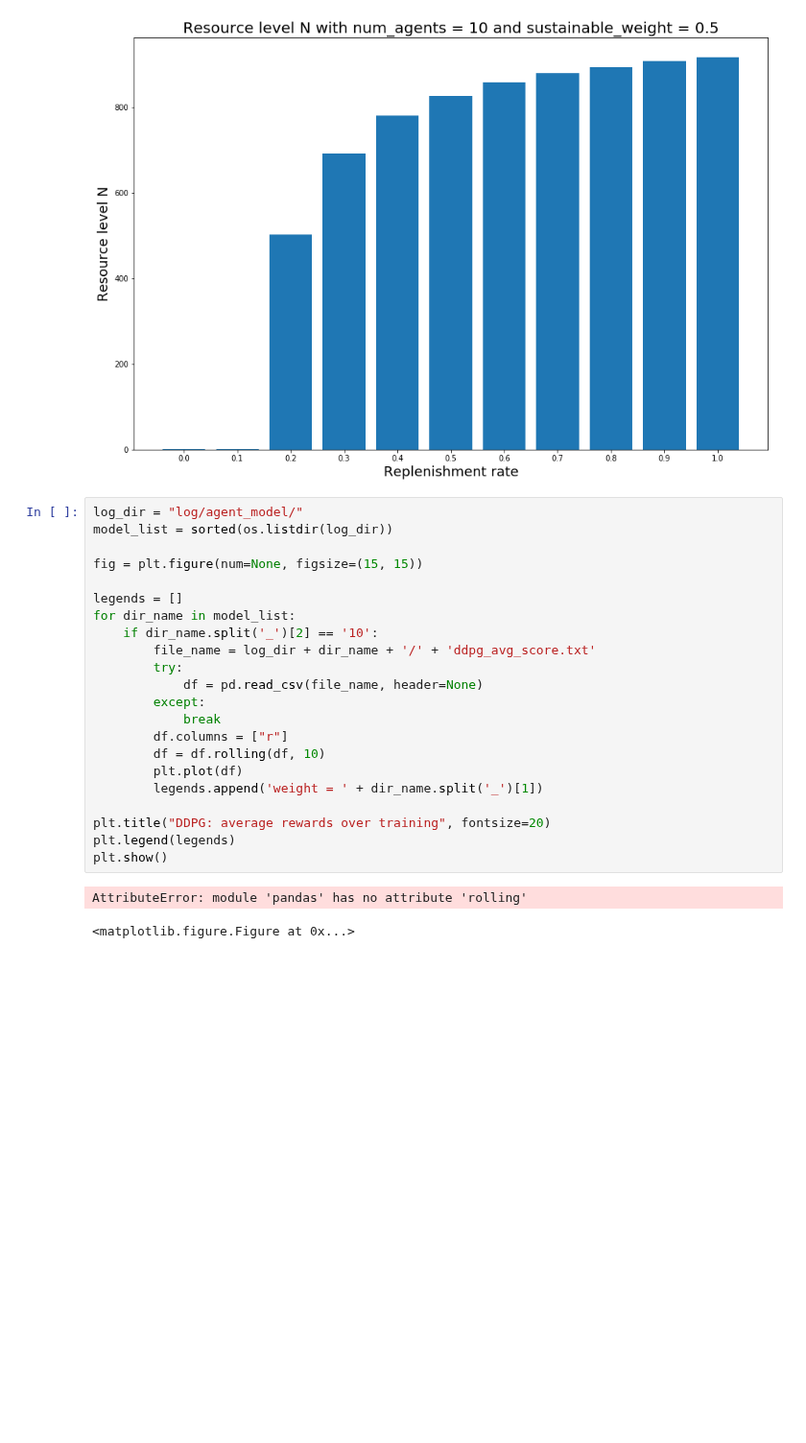
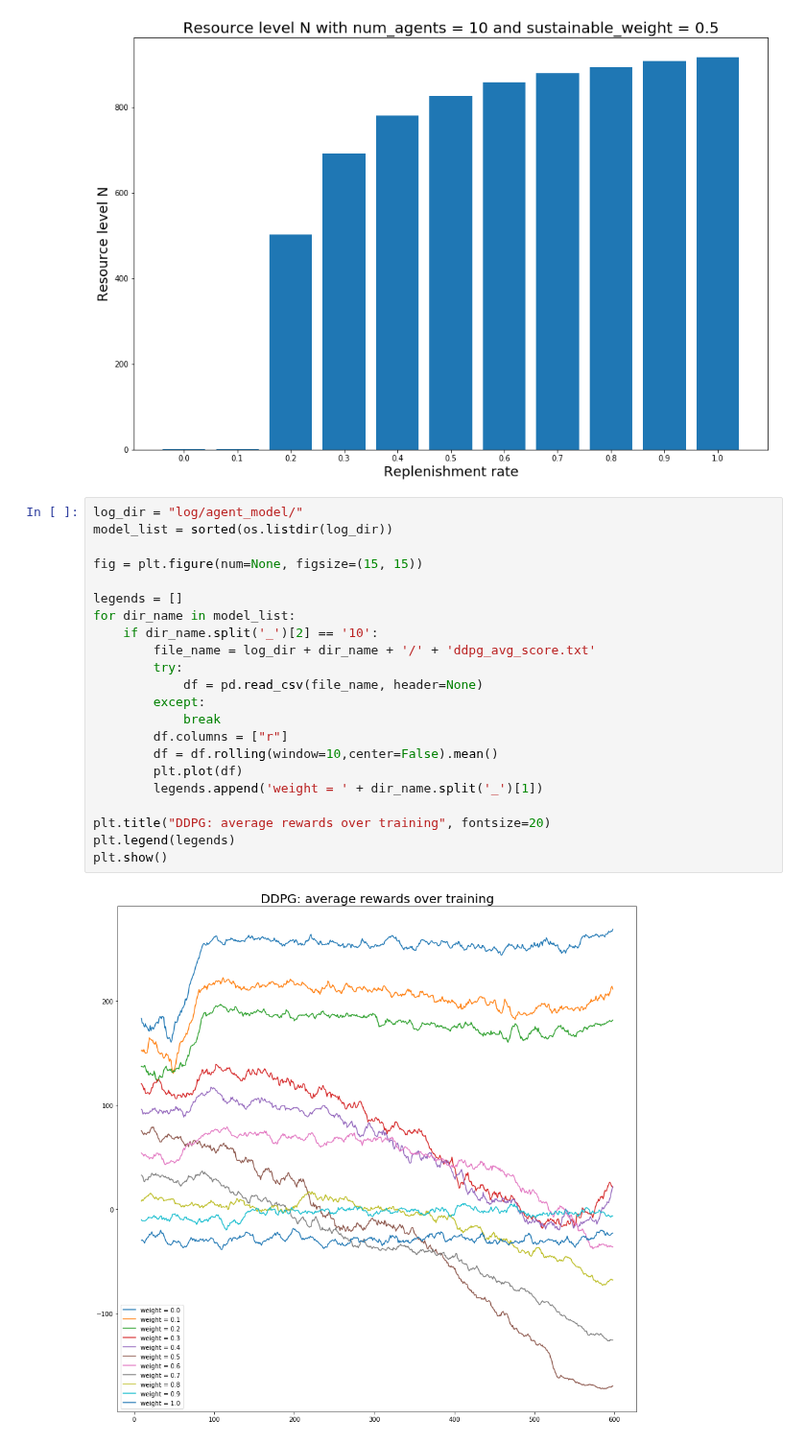
Before and after one commit to zhouker94/Multi-Agent-DRL, a Jupyter notebook: analysis.ipynb, the cells around one changed output. Shown at 96% size. Saved outputs shown, nothing was run; the diff lists cells and outputs as text; blank space fills up the shorter version.

```diff
--- a/analysis.ipynb
+++ b/analysis.ipynb
@@ -145,25 +145,24 @@ plt.show()
 # %%
 log_dir = "log/agent_model/"
 model_list = sorted(os.listdir(log_dir))
 
 fig = plt.figure(num=None, figsize=(15, 15))
 
 legends = []
 for dir_name in model_list:
     if dir_name.split('_')[2] == '10':
         file_name = log_dir + dir_name + '/' + 'ddpg_avg_score.txt'
         try:
             df = pd.read_csv(file_name, header=None)
         except:
             break
         df.columns = ["r"]
-        df = df.rolling(df, 10)
+        df = df.rolling(window=10,center=False).mean()
         plt.plot(df)
         legends.append('weight = ' + dir_name.split('_')[1])
 
 plt.title("DDPG: average rewards over training", fontsize=20)
 plt.legend(legends)
 plt.show()
 # %% [output]
-AttributeError: module 'pandas' has no attribute 'rolling'
-<matplotlib.figure.Figure at 0x...>
+[figure, added]
```
Also changed, not shown: parts of 2 cells of this notebook, 4 other files.
